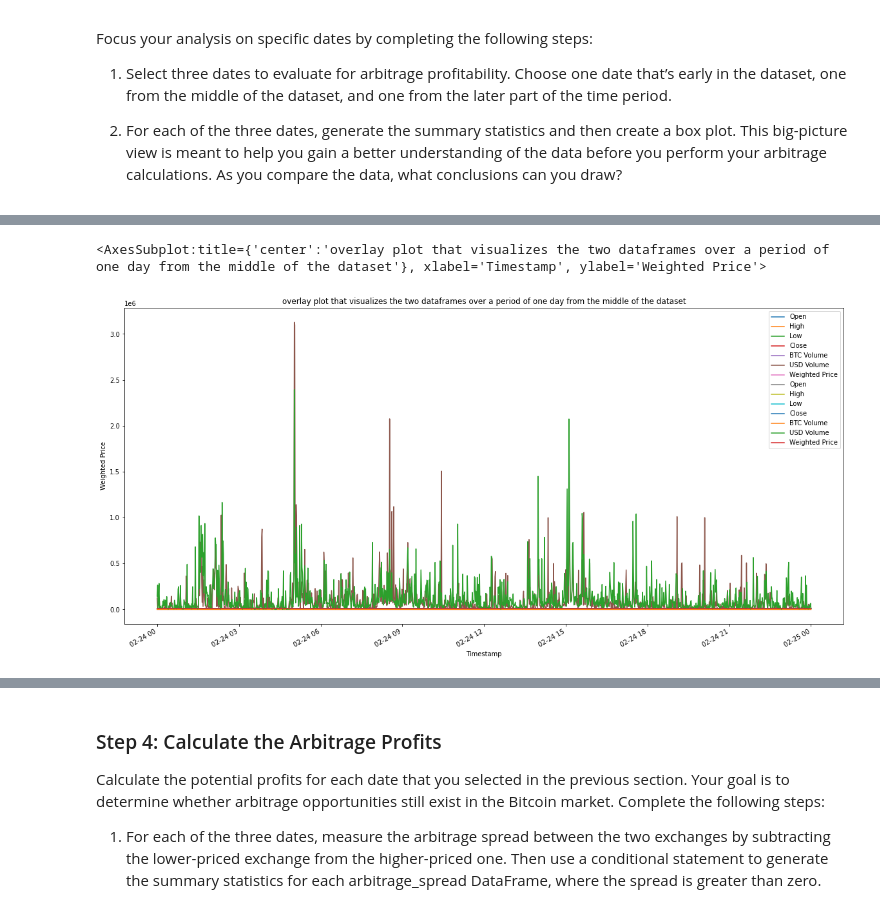
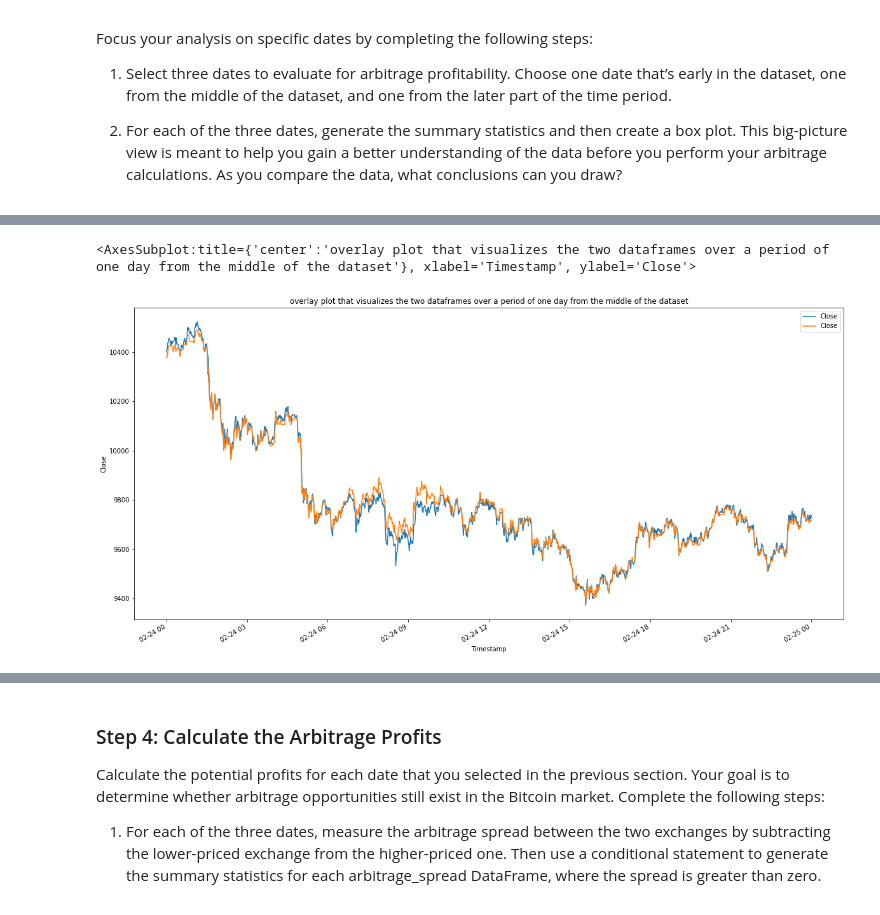
Before and after one commit to gatsbyz/columbia_bootcamp, a Jupyter notebook: module3/crypto_arbitrage.ipynb, the cells around one changed output, grey strips where cells are left out. Saved outputs shown, nothing was run; the diff lists cells and outputs as text; code cells hidden in the pictures.

```diff
--- a/module3/crypto_arbitrage.ipynb
+++ b/module3/crypto_arbitrage.ipynb
@@ -311,9 +313,9 @@ title="the arbitrage spread from early in the dataset", ylabel="arbitrage spread
 # %%
 # Create an overlay plot that visualizes the two dataframes over a period of one day from the middle of the dataset.
-ax = bitstamp.loc[specificDates[1]:'2018-02-25 00:00:00'].plot.line(legend=True, figsize=(20, 10),
+ax = bitstamp.loc[specificDates[1]:'2018-02-25 00:00:00', 'Close'].plot.line(legend=True, figsize=(20, 10),
 title="overlay plot that visualizes the two dataframes over a period of one day from the middle of the dataset",
-ylabel="Weighted Price")
-coinbase.loc[specificDates[1]:'2018-02-25 00:00:00'].plot.line(legend=True, ax=ax)
+ylabel="Close")
+coinbase.loc[specificDates[1]:'2018-02-25 00:00:00', 'Close'].plot.line(legend=True, ax=ax)
 # %% [output]
-<AxesSubplot:title={'center':'overlay plot that visualizes the two dataframes over a period of one day from the middle of the dataset'}, xlabel='Timestamp', ylabel='Weighted Price'>
+<AxesSubplot:title={'center':'overlay plot that visualizes the two dataframes over a period of one day from the middle of the dataset'}, xlabel='Timestamp', ylabel='Close'>
-[figure, old version]
+[figure, new version]
```
Also changed, not shown: parts of 15 cells of this notebook, 1 other file.
